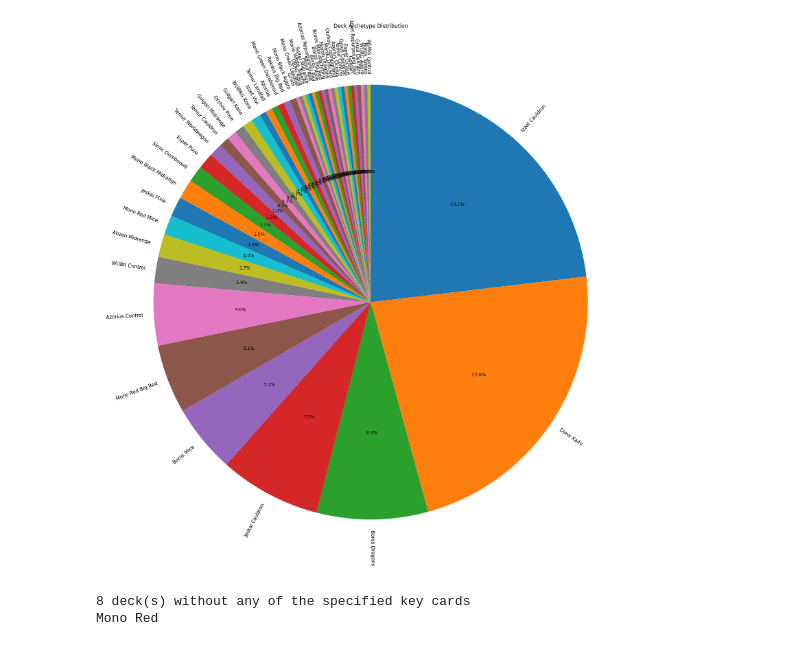
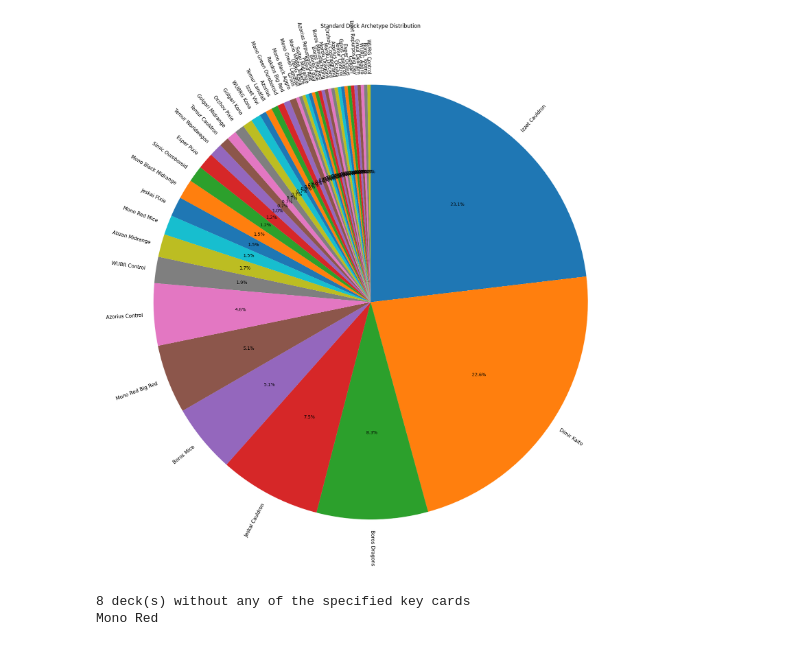
Before and after one commit to kc-nathan-li/mtgo-decklist-scraper, a Jupyter notebook: sandbox.ipynb, the cells around one changed output. Saved outputs shown, nothing was run; the diff lists cells and outputs as text; code cells hidden in the pictures.

```diff
--- a/sandbox.ipynb
+++ b/sandbox.ipynb
@@ -41,35 +41,35 @@ wedges, _, _ = ax.pie(deck_counts, startangle=90, counterclock=False, autopct="%
 
 # Manually place labels at wedge centers
 total = sum(deck_counts)
 for i, wedge in enumerate(wedges):
     # Compute center angle of wedge
     angle = (wedge.theta2 + wedge.theta1) / 2
     angle_rad = np.deg2rad(angle)
 
     # Position label slightly outside the wedge
     x = np.cos(angle_rad)
     y = np.sin(angle_rad)
 
     # Flip alignment and rotation for left side
     ha = "left" if x >= 0 else "right"
     rotation = angle if x >= 0 else angle + 180
 
     ax.text(
         x * 1.05,
         y * 1.05,
         deck_counts.index[i],
         ha=ha,
         va="center",
         rotation=rotation,
         rotation_mode="anchor",
         fontsize=11,
     )
 
-plt.title("Deck Archetype Distribution")
+plt.title(f"{queryFormat.title()} Deck Archetype Distribution")
 plt.tight_layout()
 plt.show()
 # %% [output]
-[figure, old version]
+[figure, new version]
 # %%
 keyCardNum = len([x.deckDf for x in deckList if x.keyCard == []])
 print(f"{keyCardNum} deck(s) without any of the specified key cards")
```
Also changed, not shown: parts of 1 cell of this notebook, 1 other file.
